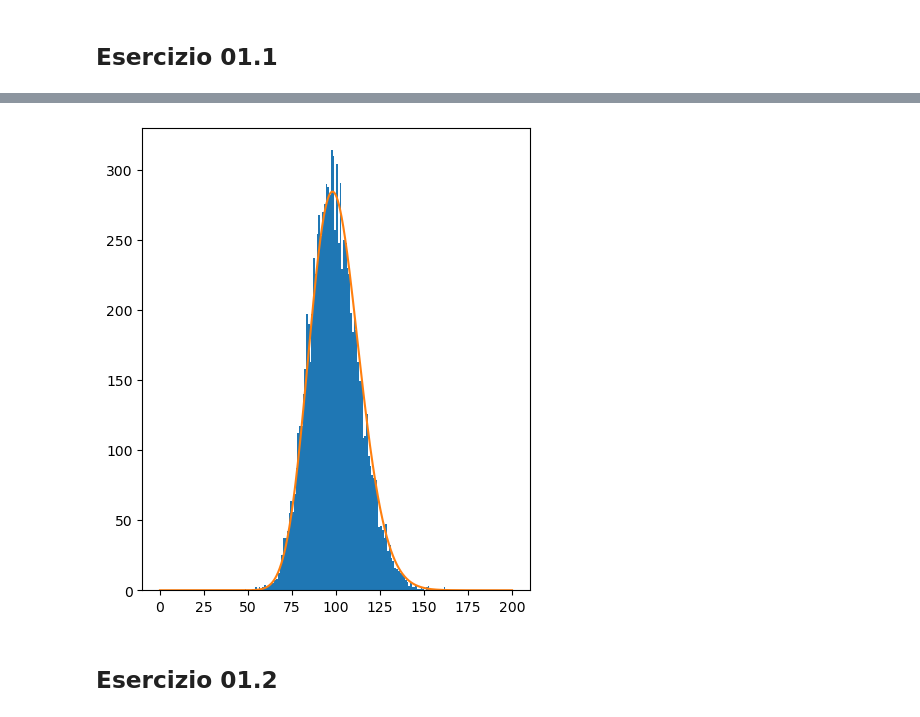
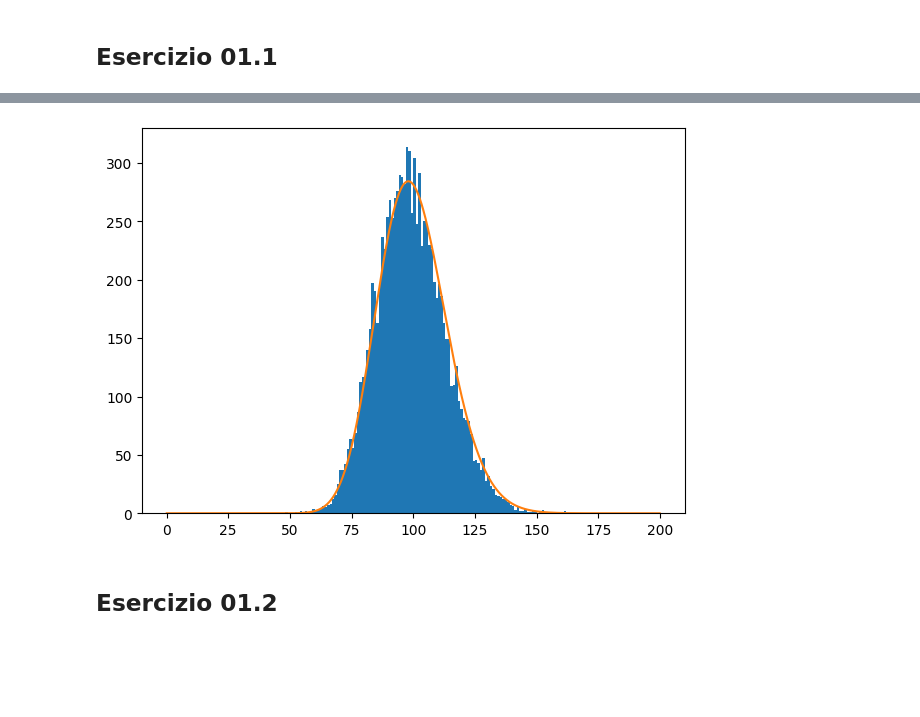
Before and after one commit to Nessun0o0/LSN, a Jupyter notebook: 01-Exercises/LSN01.ipynb, the cells around one changed output, grey strips where cells are left out. Drawn from its saved outputs; the diff is of its cells as text; code cells hidden in the pictures; blank space fills up the shorter version.

```diff
--- a/01-Exercises/LSN01.ipynb
+++ b/01-Exercises/LSN01.ipynb
@@ -27,17 +44,20 @@ ashdkaskdhlas varianza
 # %%
 chi2 = np.loadtxt("01.1/chi2.out")
 
-fig, ax = plt.subplots(1, 1, figsize=(5,6))
+fig, ax = plt.subplots(1, 1, figsize=(7,5))
 xmin, xmax = 0.1, 200
+nbins = 200
 x = np.arange(xmin, xmax, 0.1)
 
 
-ax.hist(chi2, bins=200, range=(xmin,xmax));
+ax.hist(chi2, bins=nbins, range=(xmin,xmax));
 k = 100
 
-ax.plot(x, chi2.size * np.pow(x, k*0.5-1)*np.exp(-x*0.5)/(np.pow(2, k*0.5)*math.gamma(k*0.5)));
+ax.plot(x, chi2.size * ((xmax-xmin)/nbins) * np.power(x, k*0.5-1)*np.exp(-x*0.5)/(np.power(2, k*0.5)*math.gamma(k*0.5)));
+
+LEGENDA!
 # %% [output]
-[figure, old version]
+[figure, new version]
 # %% [markdown]
 ## Esercizio 01.2
 # %%
```
Also changed, not shown: parts of 6 cells of this notebook, 7 other files.
